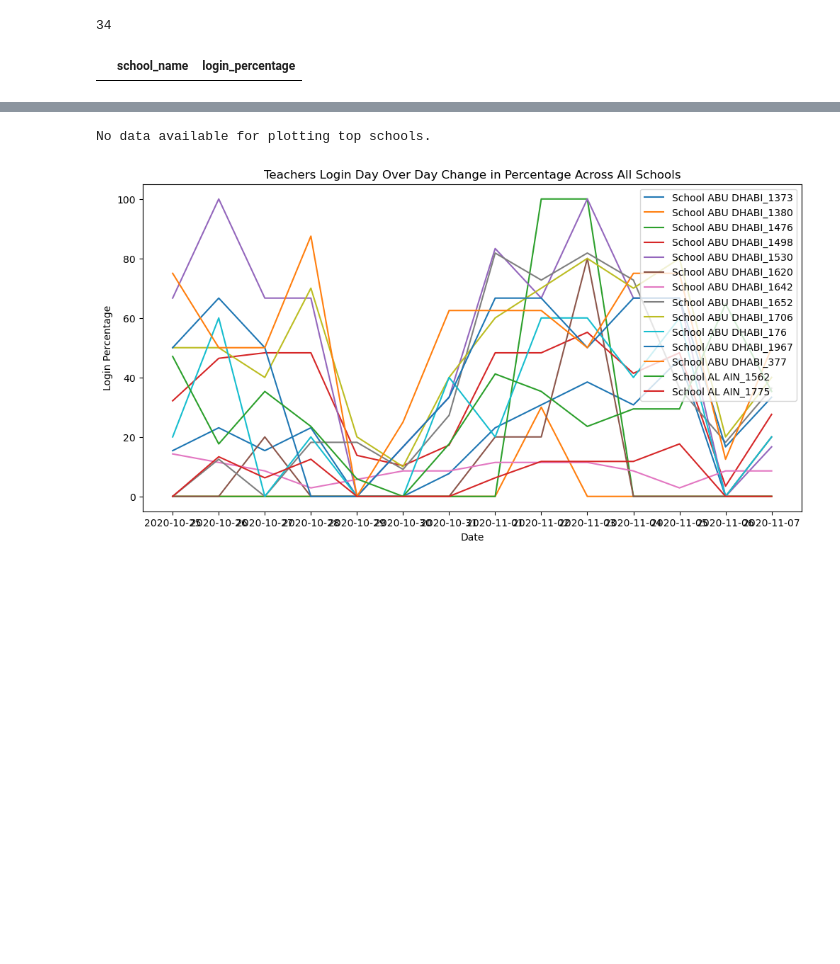
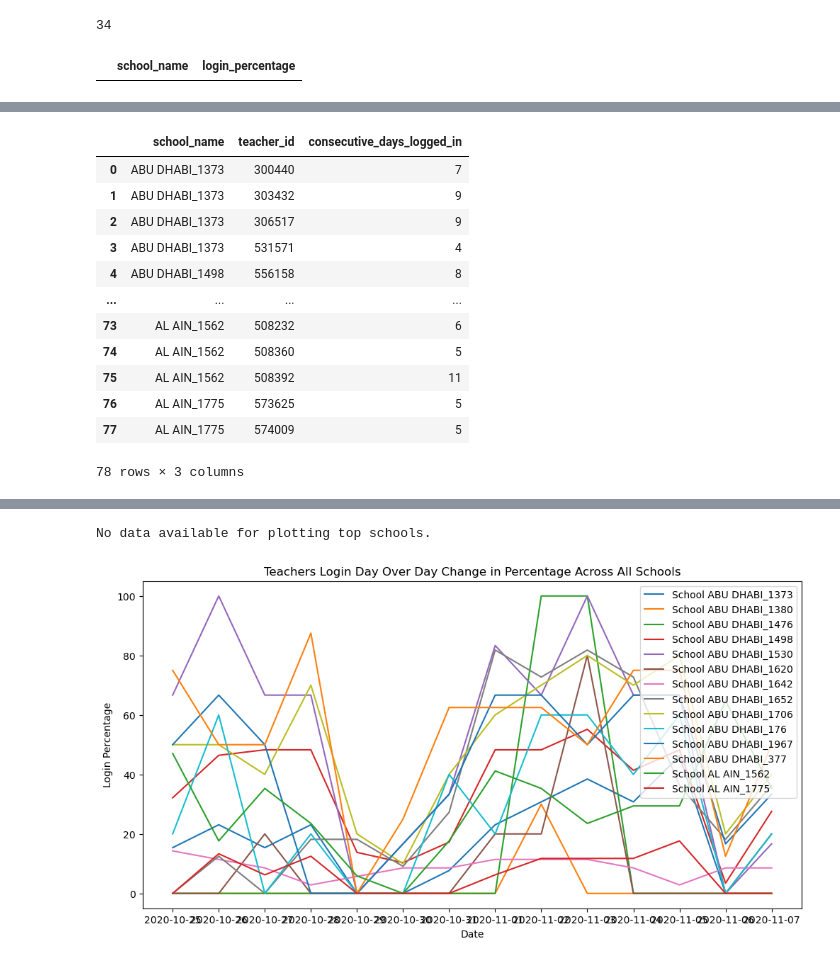
Before and after one commit to nithishp/SchoolDataAnalysis, a Jupyter notebook: b.ipynb, the cells around one changed output, grey strips where cells are left out. Saved outputs shown, nothing was run; the diff lists cells and outputs as text; code cells hidden in the pictures; blank space fills up the shorter version.

```diff
--- a/b.ipynb
+++ b/b.ipynb
@@ -69,16 +101,31 @@ revenue_per_school_df = pd.read_sql_query(query3, conn)
 # %%
 
 # 4. Find the number of teachers per school who logged in 3 consecutive days
 query4 = """
 SELECT school_name,
        teacher_id,
        COUNT(DISTINCT DATE(record_date)) AS consecutive_days_logged_in
 FROM Teacher_Activity
 WHERE is_present = 1
 GROUP BY school_name, teacher_id
 HAVING consecutive_days_logged_in >= 3;
 """
 teachers_consecutive_logins_df = pd.read_sql_query(query4, conn)
+teachers_consecutive_logins_df
+# %% [output]
+|  | school_name | teacher_id | consecutive_days_logged_in |
+| 0 | ABU DHABI_1373 | 300440 | 7 |
+| 1 | ABU DHABI_1373 | 303432 | 9 |
+| 2 | ABU DHABI_1373 | 306517 | 9 |
+| 3 | ABU DHABI_1373 | 531571 | 4 |
+| 4 | ABU DHABI_1498 | 556158 | 8 |
+| ... | ... | ... | ... |
+| 73 | AL AIN_1562 | 508232 | 6 |
+| 74 | AL AIN_1562 | 508360 | 5 |
+| 75 | AL AIN_1562 | 508392 | 11 |
+| 76 | AL AIN_1775 | 573625 | 5 |
+| 77 | AL AIN_1775 | 574009 | 5 |
+78 rows × 3 columns
 # %%
 
 # 5. Find the weekly average for student login activity per school
```
Also changed, not shown: parts of 4 cells of this notebook, 2 other files.
